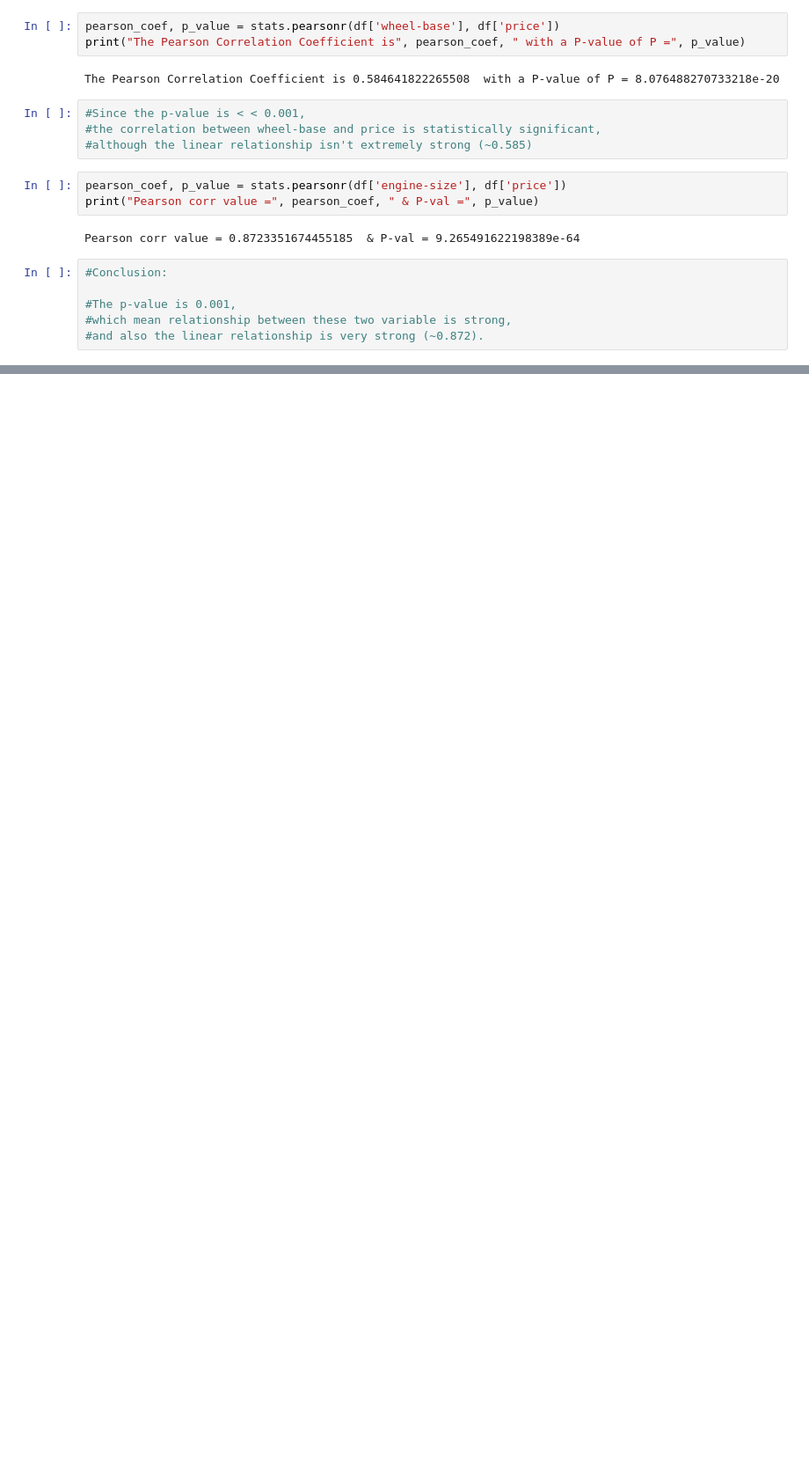
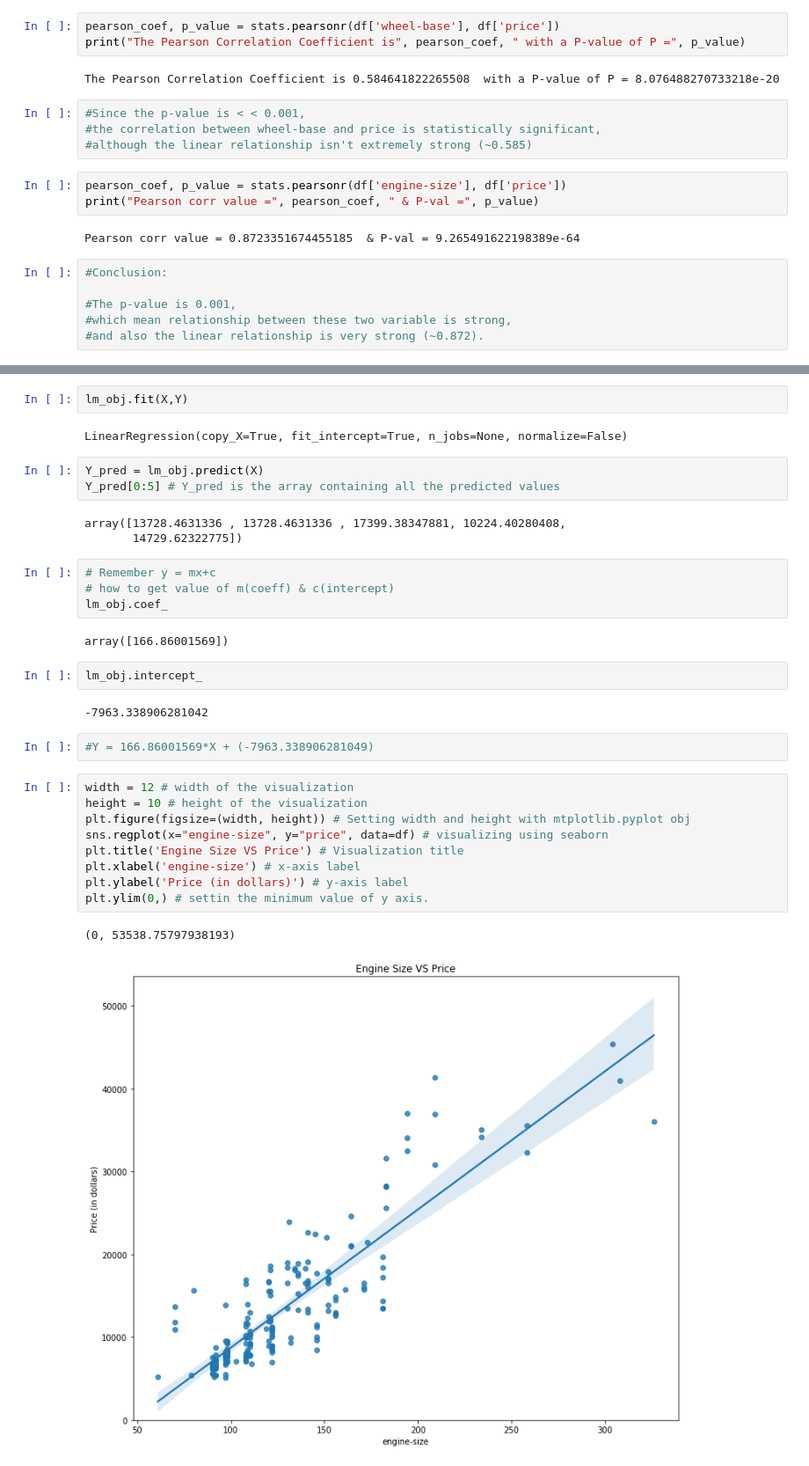
Before and after one commit to sadikinisaac/general, a Jupyter notebook: EDAengine.ipynb, the cells around one changed output, grey strips where cells are left out. Shown: that part at 88% size. Saved outputs shown, nothing was run; the diff lists cells and outputs as text; blank space fills up the shorter version.

```diff
--- a/EDAengine.ipynb
+++ b/EDAengine.ipynb
@@ -387,0 +397,34 @@ Pearson corr value = 0.8723351674455185  & P-val = 9.265491622198389e-64
+# %%
+lm_obj.fit(X,Y)
+# %% [output]
+LinearRegression(copy_X=True, fit_intercept=True, n_jobs=None, normalize=False)
+# %%
+Y_pred = lm_obj.predict(X)
+Y_pred[0:5] # Y_pred is the array containing all the predicted values
+# %% [output]
+array([13728.4631336 , 13728.4631336 , 17399.38347881, 10224.40280408,
+       14729.62322775])
+# %%
+# Remember y = mx+c
+# how to get value of m(coeff) & c(intercept)
+lm_obj.coef_
+# %% [output]
+array([166.86001569])
+# %%
+lm_obj.intercept_
+# %% [output]
+-7963.338906281042
+# %%
+#Y = 166.86001569*X + (-7963.338906281049)
+# %%
+width = 12 # width of the visualization
+height = 10 # height of the visualization
+plt.figure(figsize=(width, height)) # Setting width and height with mtplotlib.pyplot obj
+sns.regplot(x="engine-size", y="price", data=df) # visualizing using seaborn
+plt.title('Engine Size VS Price') # Visualization title
+plt.xlabel('engine-size') # x-axis label
+plt.ylabel('Price (in dollars)') # y-axis label
+plt.ylim(0,) # settin the minimum value of y axis.
+# %% [output]
+(0, 53538.75797938193)
+[figure, added]
```
Also changed, not shown: parts of 12 cells of this notebook.
